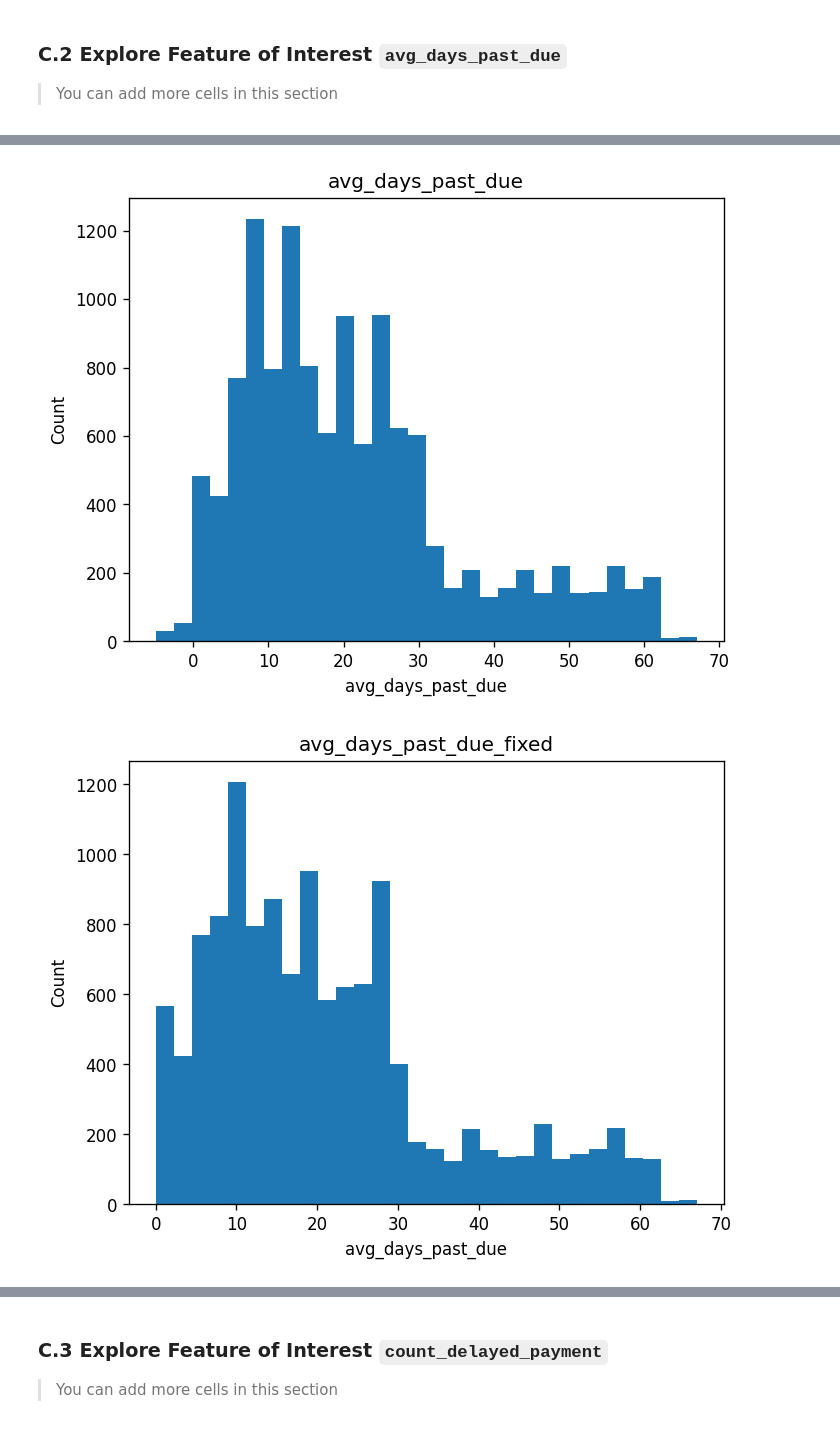
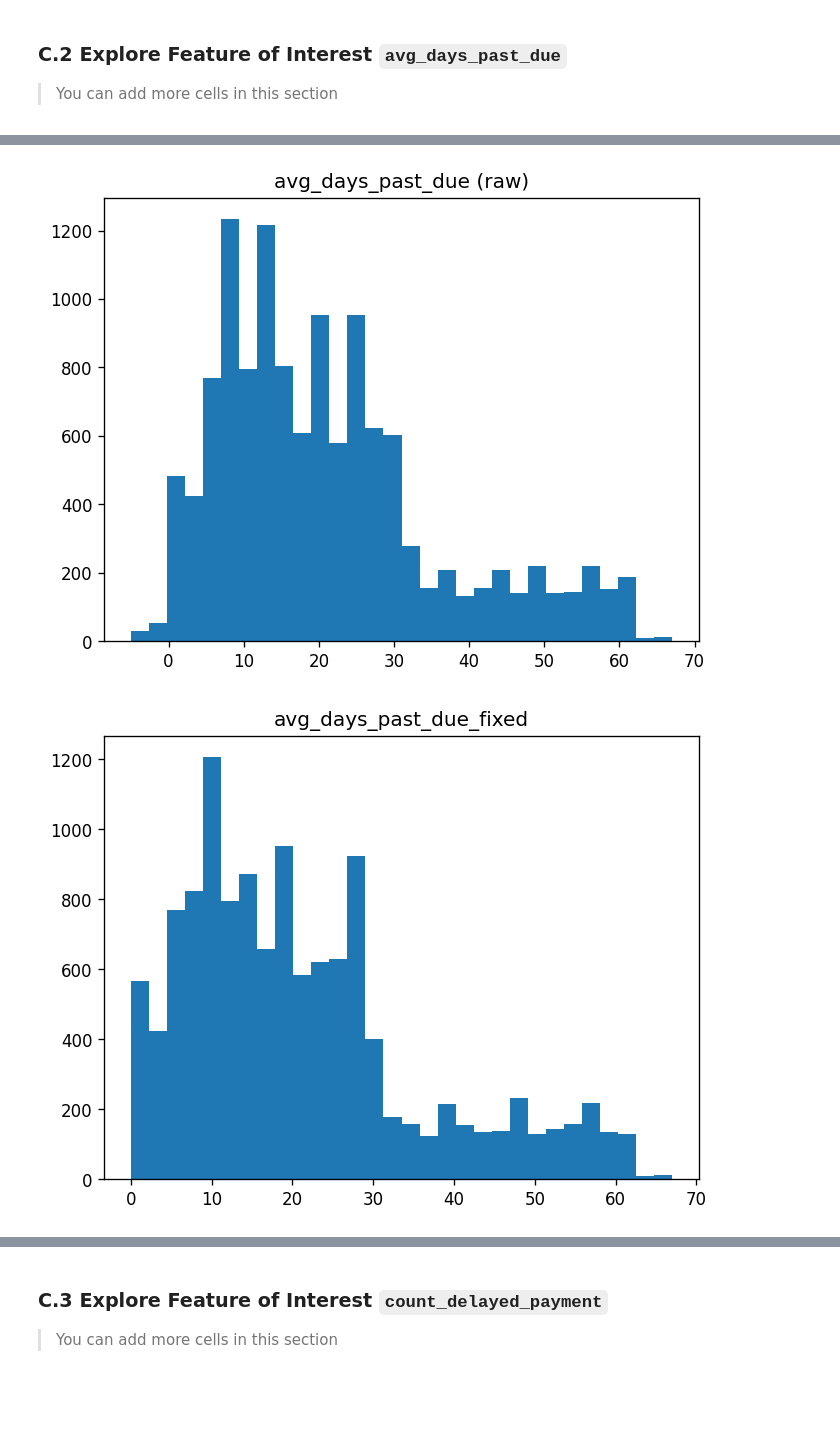
Before and after one commit to Rainbow6174/ClassificationModels-CreditRatingClassification-36106-AT2, a Jupyter notebook: 36106-25SP-AT2-25948860-EDA.ipynb, the cells around one changed output, grey strips where cells are left out. Drawn from its saved outputs; the diff is of its cells as text; code cells hidden in the pictures; blank space fills up the shorter version.

```diff
--- a/36106-25SP-AT2-student_id-a-EDA.ipynb
+++ b/36106-25SP-AT2-25948860-EDA.ipynb
@@ -307,16 +375,0 @@ feat = "avg_days_past_due"
-# %%
-# Student Note: 这里需要做
-# 清洗 / Cleaning: 负值截断为0，并派生提前还款标识
-df = df.copy()
-df["avg_days_past_due_fixed"] = df["avg_days_past_due"].clip(lower=0)  # 负值→0 / negatives -> 0
-df["is_early_payment"] = (df["avg_days_past_due"] < 0).astype(int)     # 是否出现提前还款标记 / early payment flag
-
-# 整体直方图（原始&修正）/ Overall hist (raw & fixed)
-plot_hist(df["avg_days_past_due"], "avg_days_past_due (raw)", bins=30, use_log1p=False)
-plot_hist(df["avg_days_past_due_fixed"], "avg_days_past_due_fixed", bins=30, use_log1p=False)
-
-# 分组分布（小提琴）/ Grouped violin
-plot_group_violin(df, "avg_days_past_due_fixed", target_name, "avg_days_past_due_fixed by credit_rating")
-
-# 提前还款占比 × 目标 / Early payment rate by target
-plot_categorical_by_target(df, "is_early_payment", target_name, title="is_early_payment vs credit_rating")
@@ -328,41 +378,28 @@ plot_categorical_by_target(df, "is_early_payment", target_name, title="is_early_
 # %%
+# Cleaning: negatives -> 0
+df = df.copy()
+df["avg_days_past_due_fixed"] = df["avg_days_past_due"].clip(lower=0)  # negatives -> 0
+
+
 # Overall hist (raw & fixed)
 plt.figure()
-plt.hist(df[feat].dropna(), bins=30)
-plt.title(feat)
-plt.xlabel(feat)
-plt.ylabel("Count")
-plt.show()
-# Student Note: 小部分负值需要处理吗？需要新建binary吗？
-plt.figure()
-plt.hist(df[feat+"_fixed"].dropna(), bins=30)
-plt.title(feat+"_fixed")
-plt.xlabel(feat)
-plt.ylabel("Count")
+plt.hist(df["avg_days_past_due"].dropna(), bins=30)
+plt.title("avg_days_past_due (raw)")
 plt.show()
 
-# Violin by class
-groups = [df.loc[df["credit_rating"]==c, feat+"_fixed"].dropna().values for c in df["credit_rating"].unique()]
+plt.figure()
+plt.hist(df["avg_days_past_due_fixed"].dropna(), bins=30)
+plt.title("avg_days_past_due_fixed")
+plt.show()
+
+# Grouped violin
+groups = [df.loc[df["credit_rating"]==c, "avg_days_past_due_fixed"].dropna().values for c in df["credit_rating"].unique()]
 plt.figure()
 plt.violinplot(groups, showmedians=True)
 plt.xticks(range(1,len(groups)+1), df["credit_rating"].unique())
-plt.title(feat+"_fixed by credit_rating")
+plt.title("avg_days_past_due_fixed"+" by credit_rating")
 plt.show()
-
-# Binary vs target (stacked)
-ser = df["is_early_payment"].map({0:"No",1:"Yes"})
-ct = (pd.crosstab(ser, df["credit_rating"], normalize="index"))
-plt.figure()
-bottom = np.zeros(len(ct))
-for cls in ct.columns:
-    plt.bar(range(len(ct)), ct[cls].values, bottom=bottom, label=cls)
-    bottom += ct[cls].values
-plt.xticks(range(len(ct)), ct.index)
-plt.ylabel("Proportion")
-plt.title("is_early_payment vs credit_rating")
-plt.legend()
-plt.show()
 # %% [output]
-[figure, old version]
+[figure, new version]
-[figure, old version]
+[figure, new version]
 [figure]
```
Also changed, not shown: parts of 57 cells of this notebook, 19 other files.
